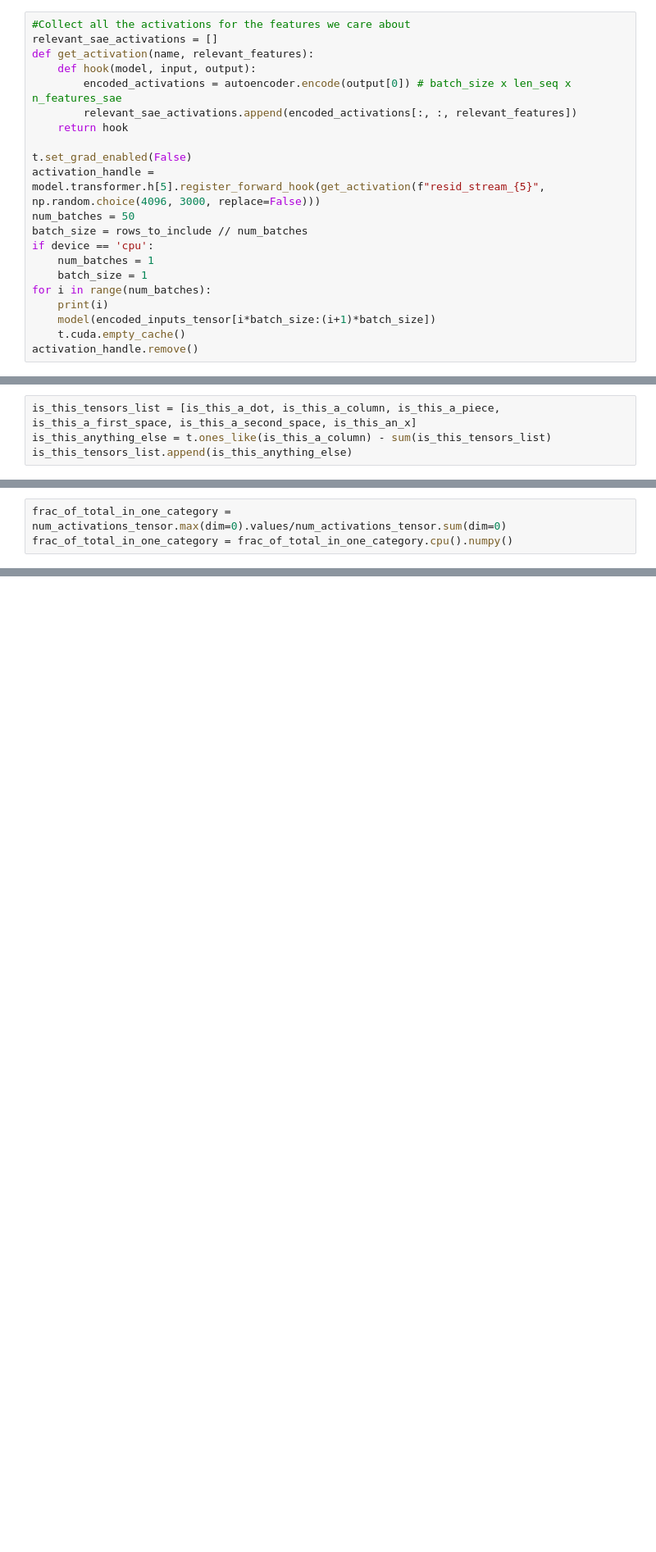
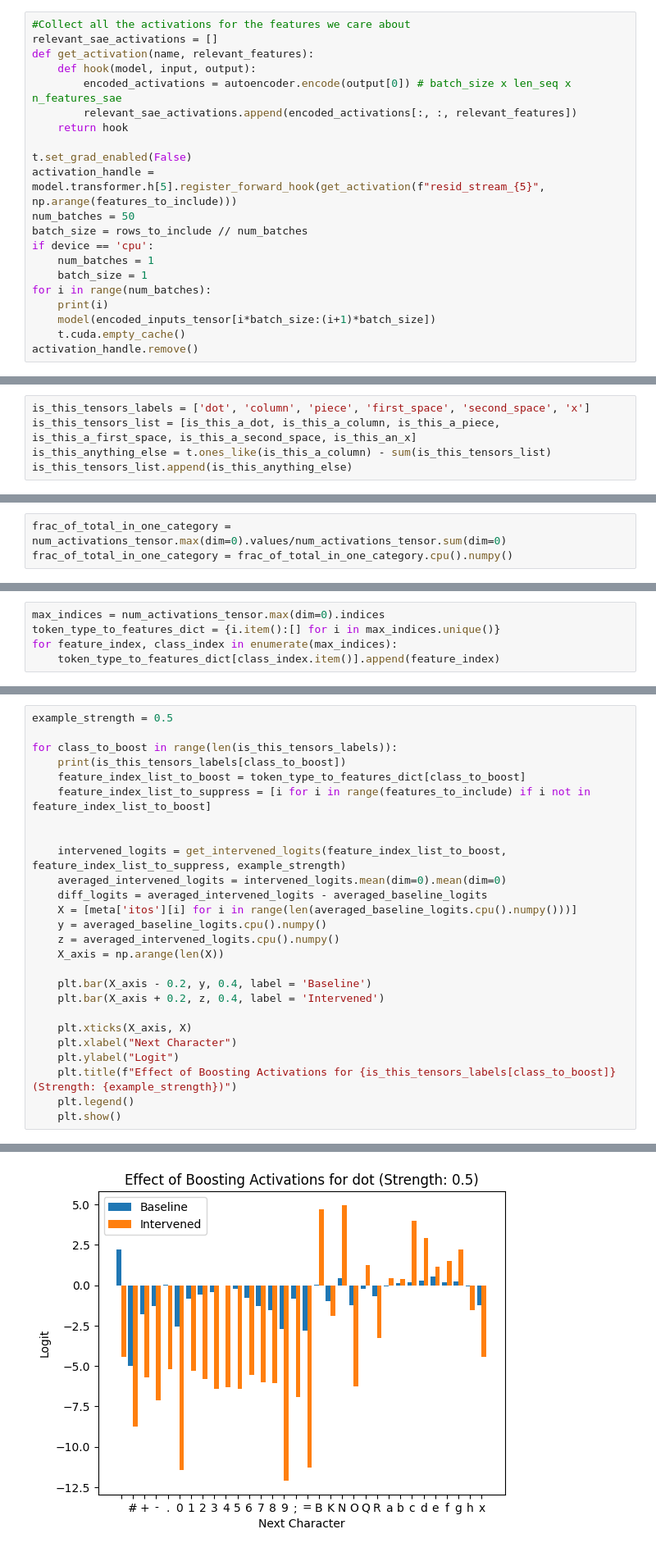
Before and after one commit to jkutaso/chessgpt_sae, a Jupyter notebook: where_do_features_fire.ipynb, the cells around one changed output, grey strips where cells are left out. Shown: that part at 82% size. Cells and saved outputs as stored; diff of their text form; blank space fills up the shorter version.

```diff
--- a/where_do_features_fire.ipynb
+++ b/where_do_features_fire.ipynb
@@ -95,7 +96,7 @@ def get_activation(name, relevant_features):
     return hook
 
 t.set_grad_enabled(False)
-activation_handle = model.transformer.h[5].register_forward_hook(get_activation(f"resid_stream_{5}", np.random.choice(4096, 3000, replace=False)))
+activation_handle = model.transformer.h[5].register_forward_hook(get_activation(f"resid_stream_{5}", np.arange(features_to_include)))
 num_batches = 50
 batch_size = rows_to_include // num_batches
 if device == 'cpu':
@@ -146,6 +147,7 @@ result_tensor = torch.stack([alternate_ones(row.clone()) for row in is_this_a_sp
 is_this_a_first_space = result_tensor==1
 is_this_a_second_space = result_tensor==2
 # %%
+is_this_tensors_labels = ['dot', 'column', 'piece', 'first_space', 'second_space', 'x']
 is_this_tensors_list = [is_this_a_dot, is_this_a_column, is_this_a_piece, is_this_a_first_space, is_this_a_second_space, is_this_an_x]
 is_this_anything_else = t.ones_like(is_this_a_column) - sum(is_this_tensors_list)
 is_this_tensors_list.append(is_this_anything_else)
@@ -196,0 +181,5 @@ tensor([ 2.8725,  2.7847,  5.0855,  2.9183,  1.4010,  1.6883,  1.4436,  1.6732,
+# %%
+max_indices = num_activations_tensor.max(dim=0).indices
+token_type_to_features_dict = {i.item():[] for i in max_indices.unique()}
+for feature_index, class_index in enumerate(max_indices):
+    token_type_to_features_dict[class_index.item()].append(feature_index)
@@ -196,0 +224,27 @@ tensor([ 2.8725,  2.7847,  5.0855,  2.9183,  1.4010,  1.6883,  1.4436,  1.6732,
+# %%
+example_strength = 0.5
+
+for class_to_boost in range(len(is_this_tensors_labels)):
+    print(is_this_tensors_labels[class_to_boost])
+    feature_index_list_to_boost = token_type_to_features_dict[class_to_boost]
+    feature_index_list_to_suppress = [i for i in range(features_to_include) if i not in feature_index_list_to_boost]
+
+
+    intervened_logits = get_intervened_logits(feature_index_list_to_boost, feature_index_list_to_suppress, example_strength)
+    averaged_intervened_logits = intervened_logits.mean(dim=0).mean(dim=0)
+    diff_logits = averaged_intervened_logits - averaged_baseline_logits
+    X = [meta['itos'][i] for i in range(len(averaged_baseline_logits.cpu().numpy()))]
+    y = averaged_baseline_logits.cpu().numpy()
+    z = averaged_intervened_logits.cpu().numpy()
+    X_axis = np.arange(len(X))
+
+    plt.bar(X_axis - 0.2, y, 0.4, label = 'Baseline')
+    plt.bar(X_axis + 0.2, z, 0.4, label = 'Intervened')
+
+    plt.xticks(X_axis, X)
+    plt.xlabel("Next Character")
+    plt.ylabel("Logit")
+    plt.title(f"Effect of Boosting Activations for {is_this_tensors_labels[class_to_boost]} (Strength: {example_strength})")
+    plt.legend()
+    plt.show()
+# %% [output]
@@ -196,0 +252 @@ tensor([ 2.8725,  2.7847,  5.0855,  2.9183,  1.4010,  1.6883,  1.4436,  1.6732,
+[figure, added]
```
Also changed, not shown: parts of 8 cells of this notebook, 1 other file.
